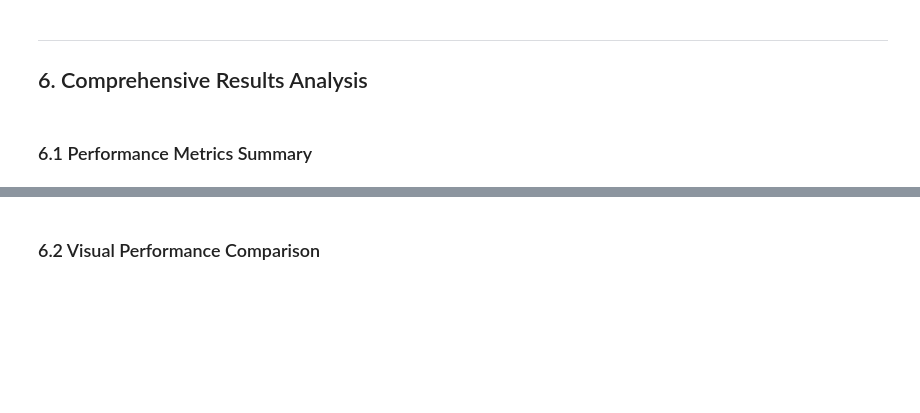
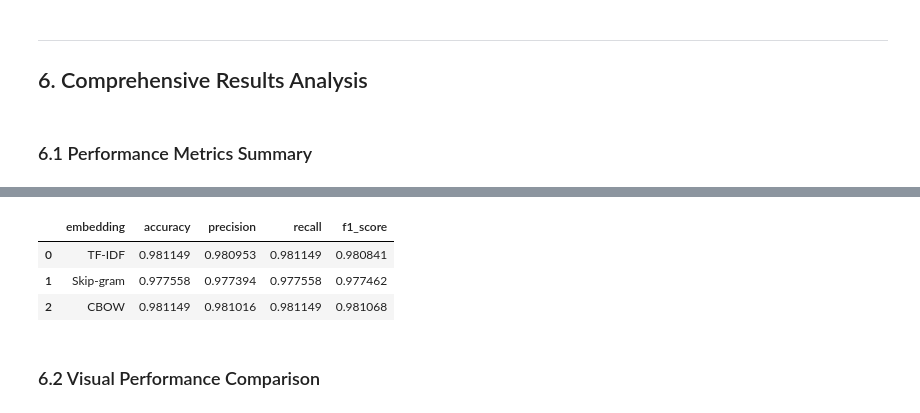
Before and after one commit to ernesteNtezirizaza/Group6-Text-Classification-Assignment, a Jupyter notebook: notebooks/04_erneste_lstm.ipynb, the cells around one changed output, grey strips where cells are left out. Saved outputs shown, nothing was run; the diff lists cells and outputs as text; code cells hidden in the pictures; blank space fills up the shorter version.

Commit message:
feat: add comprehensive results and comparative discussion section.

```diff
--- a/notebooks/04_erneste_lstm.ipynb
+++ b/notebooks/04_erneste_lstm.ipynb
@@ -620,0 +605,60 @@ Skip-gram  0.947935   0.947134 0.947935  0.947481       3.286165
+# %%
+results_df = pd.DataFrame([metrics_tfidf, metrics_sg, metrics_cbow])
+results_df['model'] = 'LSTM'
+results_df['member'] = 'Erneste'
+
+print('\n' + '='*80)
+print('COMPREHENSIVE LSTM RESULTS: MULTIPLE EMBEDDINGS')
+print('='*80)
+print(results_df[['embedding', 'accuracy', 'precision', 'recall', 'f1_score', 'training_time']].to_string(index=False))
+print('='*80)
+
+os.makedirs('../results/tables', exist_ok=True)
+results_df.to_csv('../results/tables/erneste_results.csv', index=False)
+print('\n✓ Results saved to: results/tables/erneste_results.csv')
+
+# Create a detailed comparison table with ranking and performance metrics
+embedding_ranking = results_df[['embedding', 'accuracy', 'precision', 'recall', 'f1_score', 'training_time']].copy()
+
+# Calculate performance rankings
+embedding_ranking['Accuracy_Rank'] = embedding_ranking['accuracy'].rank(ascending=False, method='min').astype(int)
+embedding_ranking['F1_Rank'] = embedding_ranking['f1_score'].rank(ascending=False, method='min').astype(int)
+embedding_ranking['Speed_Rank'] = embedding_ranking['training_time'].rank(ascending=True, method='min').astype(int)
+embedding_ranking['Overall_Rank'] = (embedding_ranking['Accuracy_Rank'] + embedding_ranking['F1_Rank'] + embedding_ranking['Speed_Rank']) / 3
+embedding_ranking['Overall_Rank'] = embedding_ranking['Overall_Rank'].rank(ascending=True, method='min').astype(int)
+
+# Create performance delta from best embedding
+best_accuracy = embedding_ranking['accuracy'].max()
+best_f1 = embedding_ranking['f1_score'].max()
+embedding_ranking['Accuracy_Delta'] = (embedding_ranking['accuracy'] - best_accuracy) * 100
+embedding_ranking['F1_Delta'] = (embedding_ranking['f1_score'] - best_f1) * 100
+
+print('\n' + '='*80)
+print('EMBEDDING PERFORMANCE RANKING & COMPARATIVE ANALYSIS')
+print('='*80)
+ranking_display = embedding_ranking[['embedding', 'Accuracy_Rank', 'F1_Rank', 'Speed_Rank', 'Overall_Rank']].copy()
+print(ranking_display.to_string(index=False))
+print('='*80)
+
+ranking_display.to_csv('../results/tables/erneste_performance_ranking.csv', index=False)
+print('\n✓ Performance ranking saved to: results/tables/erneste_performance_ranking.csv')
+
+# Create detailed performance delta analysis table
+print('\n' + '='*80)
+print('PERFORMANCE DELTA ANALYSIS (% Difference from Best Embedding)')
+print('='*80)
+delta_display = embedding_ranking[['embedding', 'accuracy', 'f1_score', 'Accuracy_Delta', 'F1_Delta', 'training_time']].copy()
+delta_display['accuracy'] = delta_display['accuracy'].apply(lambda x: f'{x:.4f}')
+delta_display['f1_score'] = delta_display['f1_score'].apply(lambda x: f'{x:.4f}')
+delta_display['Accuracy_Delta'] = delta_display['Accuracy_Delta'].apply(lambda x: f'{x:+.2f}%')
+delta_display['F1_Delta'] = delta_display['F1_Delta'].apply(lambda x: f'{x:+.2f}%')
+delta_display['training_time'] = delta_display['training_time'].apply(lambda x: f'{x:.3f}s')
+delta_display = delta_display.rename(columns={'accuracy': 'Accuracy', 'f1_score': 'F1-Score', 'training_time': 'Training Time'})
+print(delta_display.to_string(index=False))
+print('='*80)
+
+delta_display.to_csv('../results/tables/erneste_performance_delta.csv', index=False)
+print('\n✓ Performance delta analysis saved to: results/tables/erneste_performance_delta.csv')
+
+results_df[['embedding', 'accuracy', 'precision', 'recall', 'f1_score']]
+# %% [output]
@@ -621,3 +682,7 @@ Skip-gram  0.947935   0.947134 0.947935  0.947481       3.286165
+|  | embedding | accuracy | precision | recall | f1_score |
+| 0 | TF-IDF | 0.981149 | 0.980953 | 0.981149 | 0.980841 |
+| 1 | Skip-gram | 0.977558 | 0.977394 | 0.977558 | 0.977462 |
+| 2 | CBOW | 0.981149 | 0.981016 | 0.981149 | 0.981068 |
 # %% [markdown]
 ### 6.2 Visual Performance Comparison
 # %%
```
Also changed, not shown: parts of 13 cells of this notebook.
